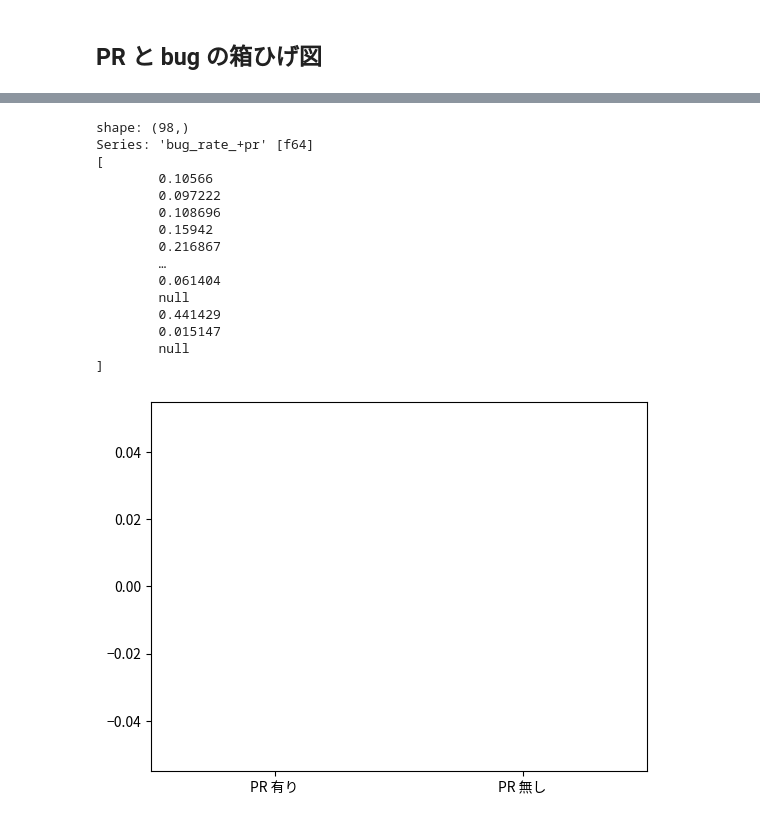
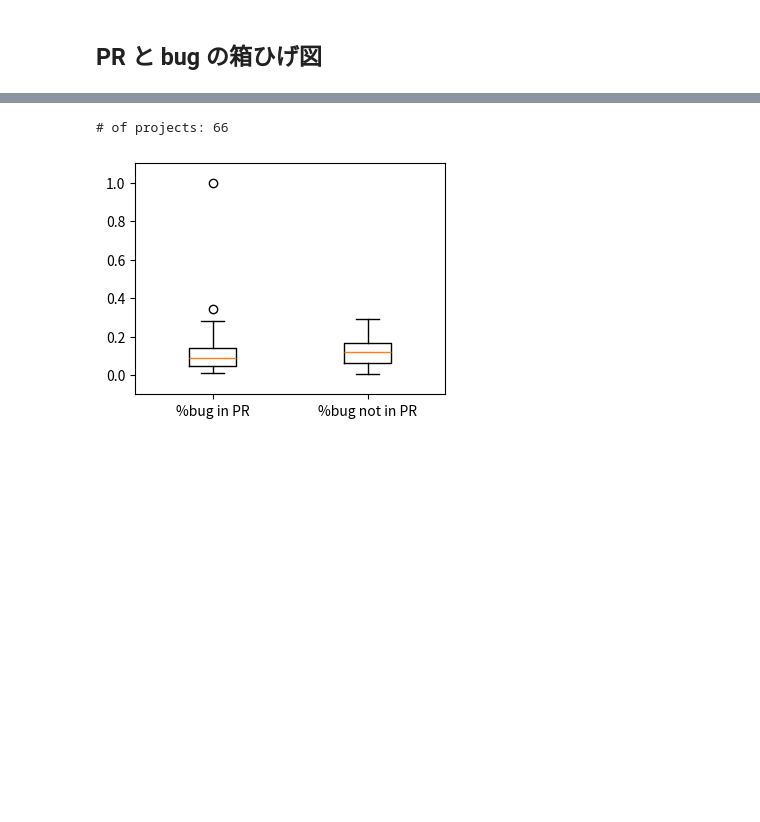
Before and after one commit to nrysk/research, a Jupyter notebook: 002/pull_request_impact.ipynb, the cells around one changed output, grey strips where cells are left out. Cells and saved outputs as stored; diff of their text form; code cells hidden in the pictures; blank space fills up the shorter version.

```diff
--- a/002/pull_request_impact.ipynb
+++ b/002/pull_request_impact.ipynb
@@ -84,42 +177,40 @@ print(f"#-pr+bi/#-pr = {sum_dict['#-pr+bi'] / sum_dict['#-pr']:.2%}")
 # %%
+"""
+jl+r によってバグ混入のラベル付けを行ったプロジェクトを対象に
+バグ混入コミットの割合を示す箱ひげ図をプロット
+"""
+
 import matplotlib.pyplot as plt
 import polars as pl
-import seaborn as sns
 
-df = pl.read_csv("data/pull_request_impact.csv")
-
-# 各プロジェクトに対して, バグの割合の列を追加
-df = df.with_columns(
-    [
-        (pl.col("#+pr+bi") / (pl.col("#+pr+bi") + pl.col("#+pr-bi"))).alias(
-            "bug_rate_+pr"
-        ),
-        (pl.col("#-pr+bi") / (pl.col("#-pr+bi") + pl.col("#-pr-bi"))).alias(
-            "bug_rate_-pr"
-        ),
-    ]
+# jl+r によるバグの数が 0 のプロジェクトを除外
+df = (
+    pl.read_csv("data/pull_request_impact.csv")
+    .filter(pl.col("#cmt+pr+bi_jl+r") > 0)
+    .with_columns(
+        [
+            (
+                pl.col("#cmt+pr+bi_jl+r")
+                / (pl.col("#cmt+pr+bi_jl+r") + pl.col("#cmt+pr-bi_jl+r"))
+            ).alias("%bug+pr_jl+r"),
+            (
+                pl.col("#cmt-pr+bi_jl+r")
+                / (pl.col("#cmt-pr+bi_jl+r") + pl.col("#cmt-pr-bi_jl+r"))
+            ).alias("%bug-pr_jl+r"),
+        ]
+    )
 )
+print(f"# of projects: {len(df)}")
 
 # プロジェクトごとのバグ割合を箱ひげ図で表示
-plt.rc("font", family="Noto Sans CJK JP")
+plt.figure(figsize=(4, 3))
 plt.boxplot(
-    [df["bug_rate_+pr"]., df["bug_rate_-pr"]], tick_labels=["PR 有り", "PR 無し"]
+    [df["%bug+pr_jl+r"], df["%bug-pr_jl+r"]],
+    tick_labels=["%bug in PR", "%bug not in PR"],
+    widths=0.3,
 )
+plt.ylim(0 - 0.1, 1 + 0.1)
 plt.show()
 # %% [output]
-shape: (98,)
-Series: 'bug_rate_+pr' [f64]
-[
-        0.10566
-        0.097222
-        0.108696
-        0.15942
-        0.216867
-        …
-        0.061404
-        null
-        0.441429
-        0.015147
-        null
-]
+# of projects: 66
-[figure, old version]
+[figure, new version]
```
Also changed, not shown: parts of 6 cells of this notebook, 4 other files.
